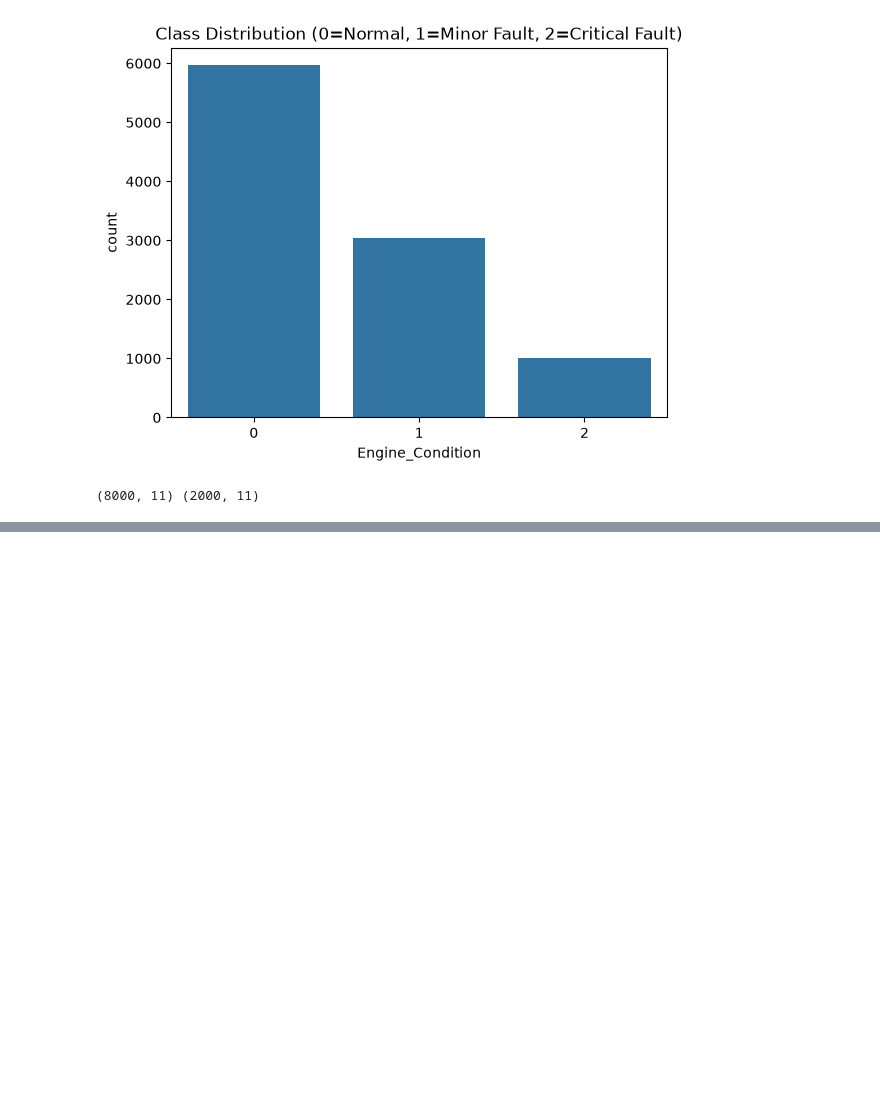
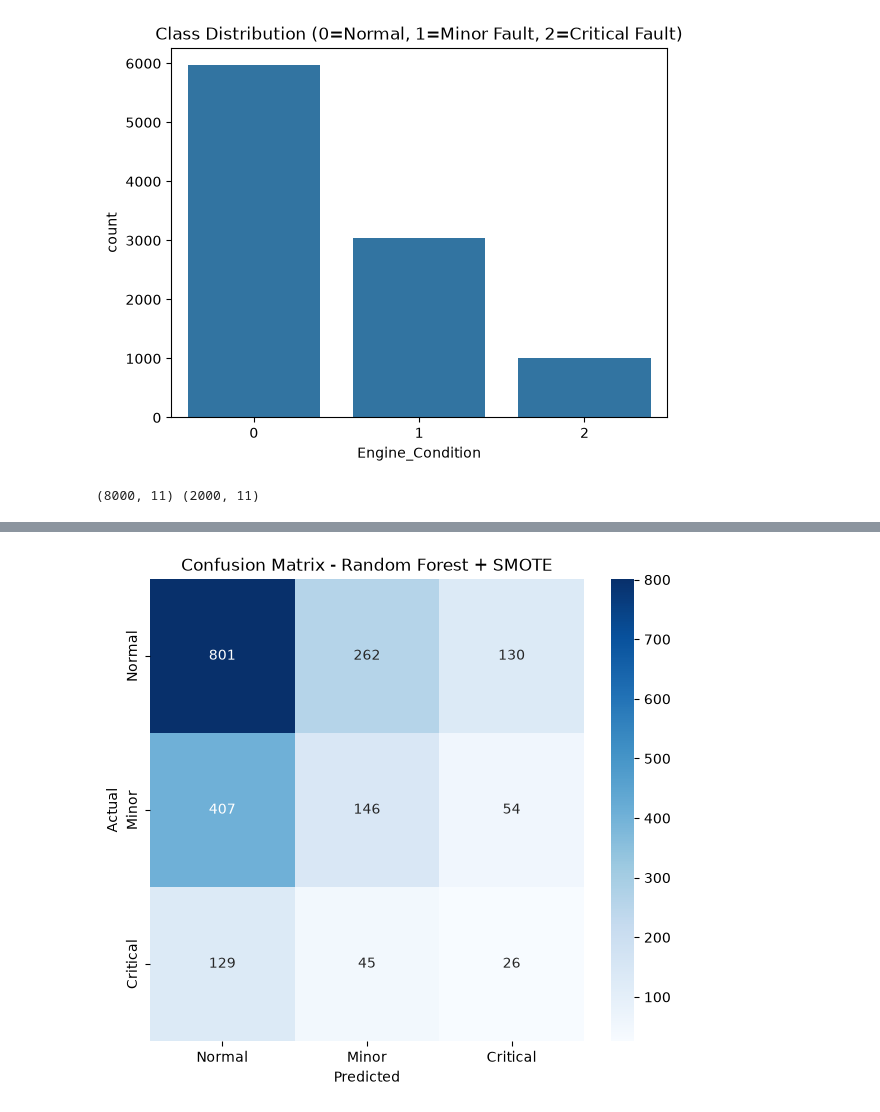
Before and after one commit to scaramouche18/car-engine-fault, a Jupyter notebook: notebooks/01_eda.ipynb, the cells around one changed output, grey strips where cells are left out. Saved outputs shown, nothing was run; the diff lists cells and outputs as text; code cells hidden in the pictures; blank space fills up the shorter version.

Commit message:
confusion matrix

```diff
--- a/notebooks/01_eda.ipynb
+++ b/notebooks/01_eda.ipynb
@@ -145,0 +167,9 @@ print(X_train.shape, X_test.shape)
+# %%
+from sklearn.ensemble import RandomForestClassifier
+
+rf = RandomForestClassifier(class_weight='balanced', random_state=42)
+rf.fit(X_train, y_train)
+
+y_pred_rf = rf.predict(X_test)
+
+print(classification_report(y_test, y_pred_rf))
@@ -145,0 +207,8 @@ print(X_train.shape, X_test.shape)
+# %%
+from xgboost import XGBClassifier
+
+xgb = XGBClassifier(random_state=42, eval_metric='mlogloss')
+xgb.fit(X_train, y_train)
+
+y_pred_xgb = xgb.predict(X_test)
+print(classification_report(y_test, y_pred_xgb))
@@ -145,0 +225,7 @@ print(X_train.shape, X_test.shape)
+# %%
+from imblearn.over_sampling import SMOTE
+
+smote = SMOTE(random_state=42)
+X_train_smote, y_train_smote = smote.fit_resample(X_train, y_train)
+
+print(y_train_smote.value_counts())
@@ -145,0 +238,6 @@ print(X_train.shape, X_test.shape)
+# %%
+rf_smote = RandomForestClassifier(random_state=42)
+rf_smote.fit(X_train_smote, y_train_smote)
+
+y_pred_smote = rf_smote.predict(X_test)
+print(classification_report(y_test, y_pred_smote))
@@ -145,0 +254,17 @@ print(X_train.shape, X_test.shape)
+# %%
+from sklearn.metrics import confusion_matrix
+import seaborn as sns
+import matplotlib.pyplot as plt
+
+cm = confusion_matrix(y_test, y_pred_smote)
+
+plt.figure(figsize=(7, 6))
+sns.heatmap(cm, annot=True, fmt='d', cmap='Blues',
+            xticklabels=['Normal', 'Minor', 'Critical'],
+            yticklabels=['Normal', 'Minor', 'Critical'])
+plt.xlabel('Predicted')
+plt.ylabel('Actual')
+plt.title('Confusion Matrix - Random Forest + SMOTE')
+plt.show()
+# %% [output]
+[figure, added]
```
Also changed, not shown: parts of 9 cells of this notebook, 1 other file.
